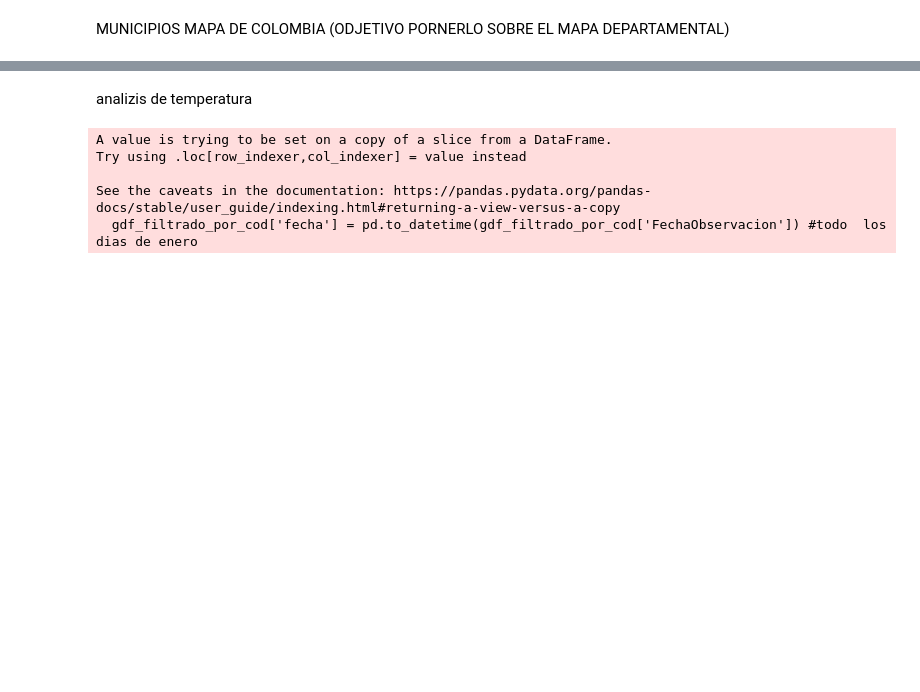
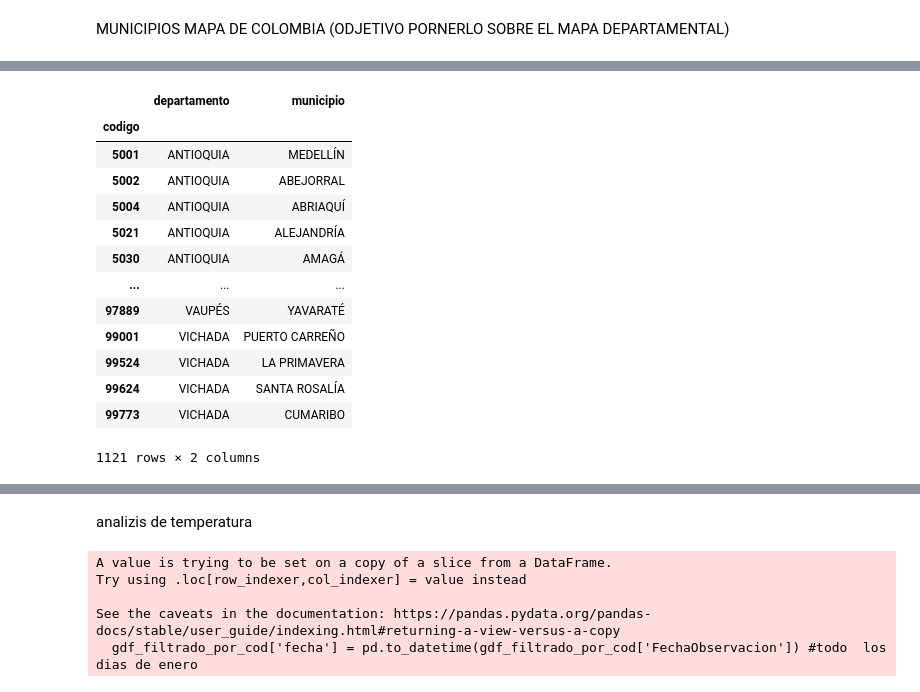
Before and after one commit to gitnicolas343/TRABAJO-FINAL, a Jupyter notebook: documento_principal_analizis_de_temperatura_regional.ipynb, the cells around one changed output, grey strips where cells are left out. Drawn from its saved outputs; the diff is of its cells as text; code cells hidden in the pictures; blank space fills up the shorter version.

```diff
--- a/documento_principal_analizis_de_temperatura_regional.ipynb
+++ b/documento_principal_analizis_de_temperatura_regional.ipynb
@@ -129,0 +100,19 @@ municipios_departamentos_Cod_dane = gpd.GeoDataFrame(municipios_departamentos_Co
+# %%
+a = pd.read_csv(r'municipiosxd.csv')
+mun_depart = pd.DataFrame({'codigo':a['CódigoMunicipio'].values,'departamento':a['NombreDepartamento'].values,'municipio':a['Nombre Municipio'].values})
+mun_depart.set_index('codigo')
+# %% [output]
+|  | departamento | municipio |
+| codigo |  |  |
+| 5001 | ANTIOQUIA | MEDELLÍN |
+| 5002 | ANTIOQUIA | ABEJORRAL |
+| 5004 | ANTIOQUIA | ABRIAQUÍ |
+| 5021 | ANTIOQUIA | ALEJANDRÍA |
+| 5030 | ANTIOQUIA | AMAGÁ |
+| ... | ... | ... |
+| 97889 | VAUPÉS | YAVARATÉ |
+| 99001 | VICHADA | PUERTO CARREÑO |
+| 99524 | VICHADA | LA PRIMAVERA |
+| 99624 | VICHADA | SANTA ROSALÍA |
+| 99773 | VICHADA | CUMARIBO |
+1121 rows × 2 columns
```
Also changed, not shown: parts of 7 cells of this notebook, 1 other file.
